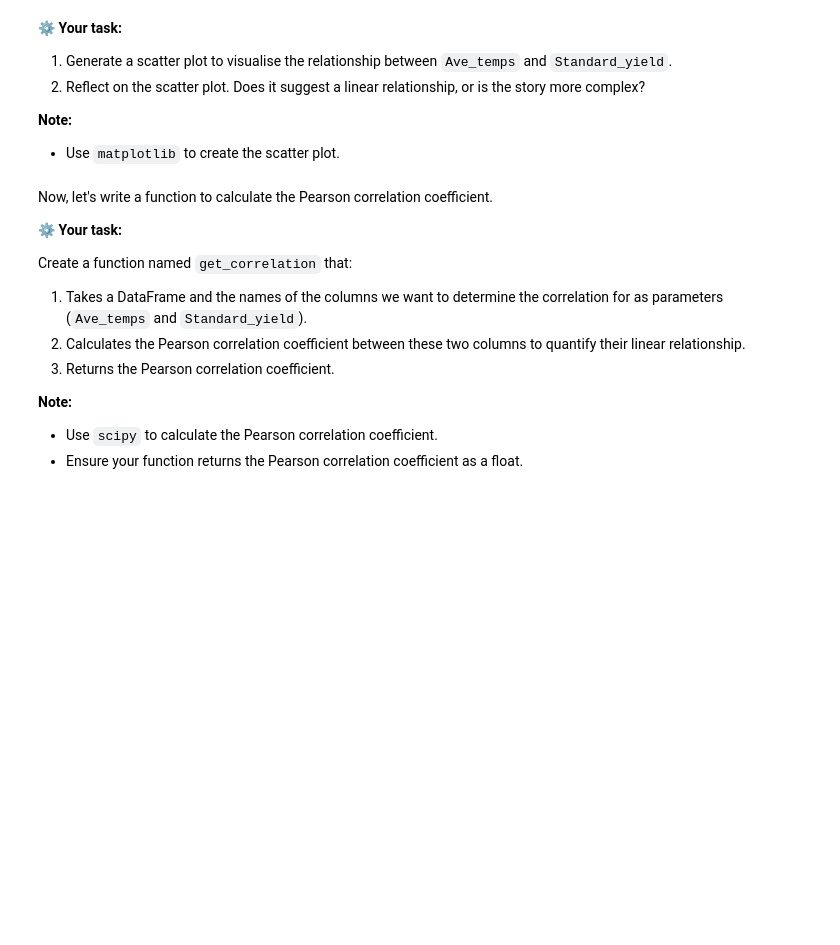
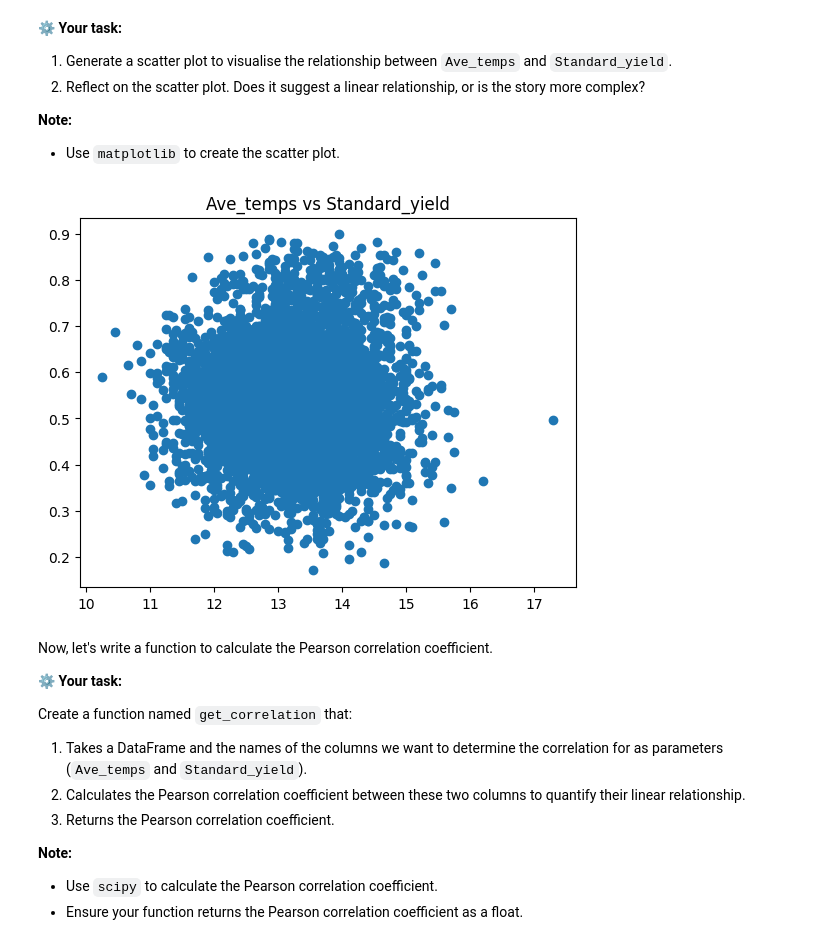
Before and after one commit to Morris-mk/ExploreAI_Linear_Regression, a Jupyter notebook: 1. Simple_Linear_regression_Code_challenge.ipynb, the cells around one changed output. Saved outputs shown, nothing was run; the diff lists cells and outputs as text; code cells hidden in the pictures; blank space fills up the shorter version.

```diff
--- a/1. Simple_Linear_regression_Code_challenge.ipynb
+++ b/1. Simple_Linear_regression_Code_challenge.ipynb
@@ -229,7 +229,11 @@ Let's start with the basics: a scatter plot.
 # %%
 import matplotlib.pyplot as plt
 # %%
-plt.scatter()
+plt.scatter(x= dataset['Ave_temps'], y=dataset['Standard_yield'])
+plt.title('Ave_temps vs Standard_yield')
+plt.show()
+# %% [output]
+[figure, added]
 # %% [markdown]
 Now, let's write a function to calculate the Pearson correlation coefficient.
 
```
Also changed, not shown: parts of 5 cells of this notebook.
